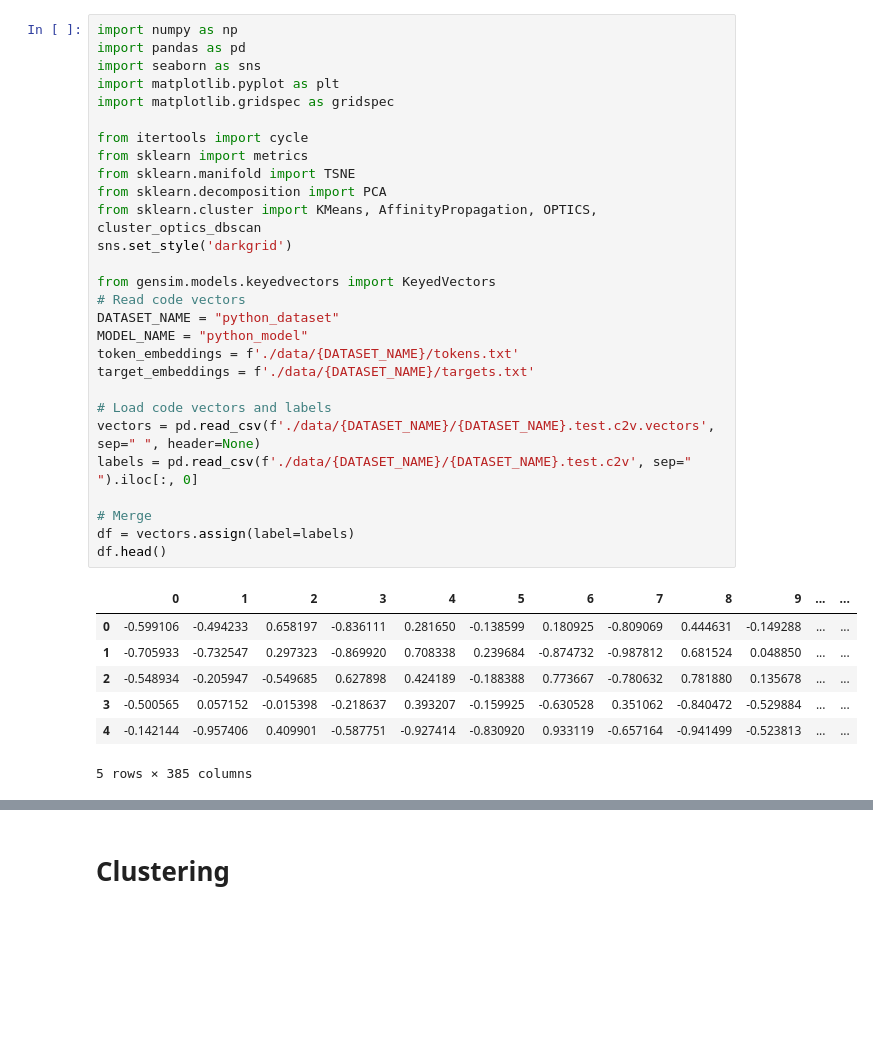
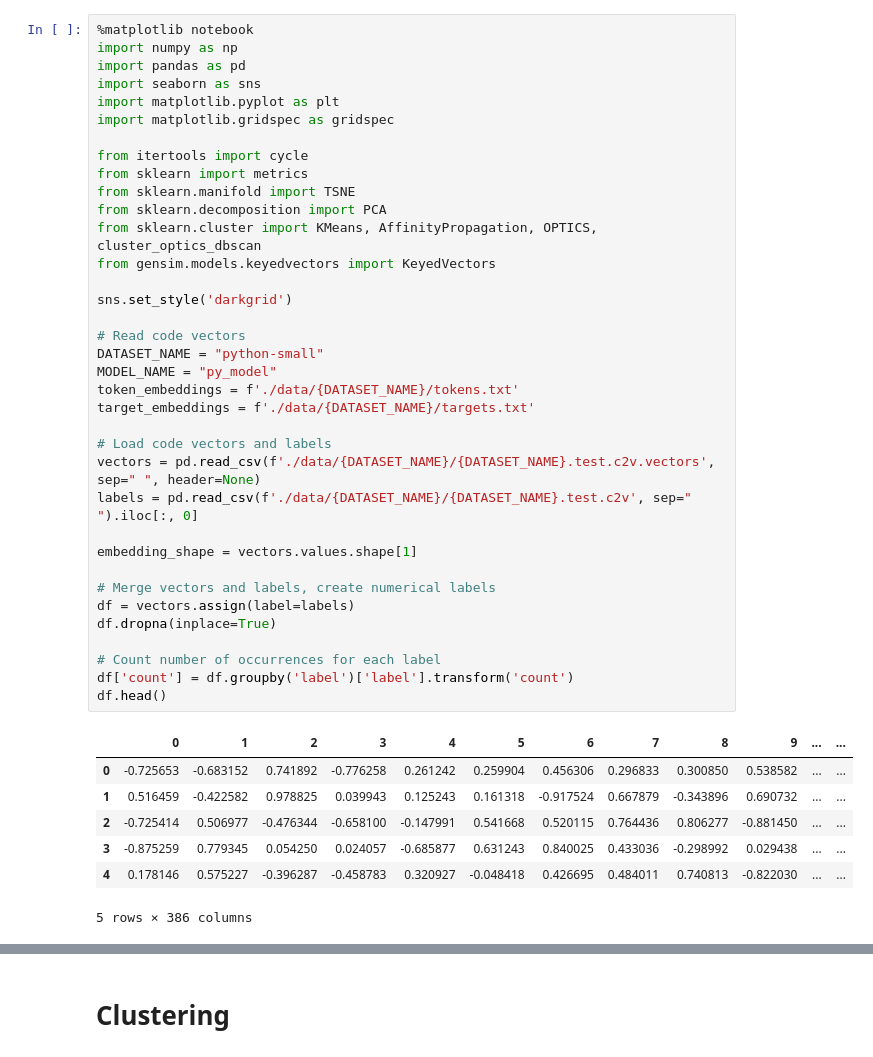
Before and after one commit to mhagglun/code2vec, a Jupyter notebook: visualize.ipynb, the cells around one changed output, grey strips where cells are left out. Drawn from its saved outputs; the diff is of its cells as text; blank space fills up the shorter version.

Commit message:
Update notebook for visualization (WIP)

```diff
--- a/visualize.ipynb
+++ b/visualize.ipynb
@@ -1,39 +1,47 @@
 # %%
+%matplotlib notebook
 import numpy as np
 import pandas as pd
 import seaborn as sns
 import matplotlib.pyplot as plt
 import matplotlib.gridspec as gridspec
 
 from itertools import cycle
 from sklearn import metrics
 from sklearn.manifold import TSNE
 from sklearn.decomposition import PCA
 from sklearn.cluster import KMeans, AffinityPropagation, OPTICS, cluster_optics_dbscan
+from gensim.models.keyedvectors import KeyedVectors
+
 sns.set_style('darkgrid')
 
-from gensim.models.keyedvectors import KeyedVectors
 # Read code vectors
-DATASET_NAME = "python_dataset"
-MODEL_NAME = "python_model"
+DATASET_NAME = "python-small"
+MODEL_NAME = "py_model"
 token_embeddings = f'./data/{DATASET_NAME}/tokens.txt'
 target_embeddings = f'./data/{DATASET_NAME}/targets.txt'
 
 # Load code vectors and labels
 vectors = pd.read_csv(f'./data/{DATASET_NAME}/{DATASET_NAME}.test.c2v.vectors', sep=" ", header=None)
 labels = pd.read_csv(f'./data/{DATASET_NAME}/{DATASET_NAME}.test.c2v', sep=" ").iloc[:, 0]
 
-# Merge
+embedding_shape = vectors.values.shape[1]
+
+# Merge vectors and labels, create numerical labels
 df = vectors.assign(label=labels)
+df.dropna(inplace=True)
+
+# Count number of occurrences for each label
+df['count'] = df.groupby('label')['label'].transform('count')
 df.head()
 # %% [output]
 |  | 0 | 1 | 2 | 3 | 4 | 5 | 6 | 7 | 8 | 9 | ... | ... |
-| 0 | -0.599106 | -0.494233 | 0.658197 | -0.836111 | 0.281650 | -0.138599 | 0.180925 | -0.809069 | 0.444631 | -0.149288 | ... | ... |
-| 1 | -0.705933 | -0.732547 | 0.297323 | -0.869920 | 0.708338 | 0.239684 | -0.874732 | -0.987812 | 0.681524 | 0.048850 | ... | ... |
-| 2 | -0.548934 | -0.205947 | -0.549685 | 0.627898 | 0.424189 | -0.188388 | 0.773667 | -0.780632 | 0.781880 | 0.135678 | ... | ... |
-| 3 | -0.500565 | 0.057152 | -0.015398 | -0.218637 | 0.393207 | -0.159925 | -0.630528 | 0.351062 | -0.840472 | -0.529884 | ... | ... |
-| 4 | -0.142144 | -0.957406 | 0.409901 | -0.587751 | -0.927414 | -0.830920 | 0.933119 | -0.657164 | -0.941499 | -0.523813 | ... | ... |
+| 0 | -0.725653 | -0.683152 | 0.741892 | -0.776258 | 0.261242 | 0.259904 | 0.456306 | 0.296833 | 0.300850 | 0.538582 | ... | ... |
+| 1 | 0.516459 | -0.422582 | 0.978825 | 0.039943 | 0.125243 | 0.161318 | -0.917524 | 0.667879 | -0.343896 | 0.690732 | ... | ... |
+| 2 | -0.725414 | 0.506977 | -0.476344 | -0.658100 | -0.147991 | 0.541668 | 0.520115 | 0.764436 | 0.806277 | -0.881450 | ... | ... |
+| 3 | -0.875259 | 0.779345 | 0.054250 | 0.024057 | -0.685877 | 0.631243 | 0.840025 | 0.433036 | -0.298992 | 0.029438 | ... | ... |
+| 4 | 0.178146 | 0.575227 | -0.396287 | -0.458783 | 0.320927 | -0.048418 | 0.426695 | 0.484011 | 0.740813 | -0.822030 | ... | ... |
-5 rows × 385 columns
+5 rows × 386 columns
 # %%
 # Similarities and Analogies
 w2v = KeyedVectors.load_word2vec_format(token_embeddings, binary=False)
```
Also changed, not shown: parts of 22 cells of this notebook.
